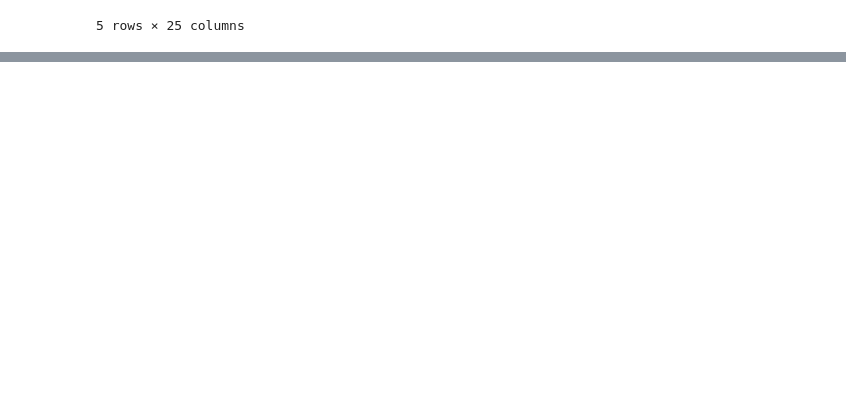
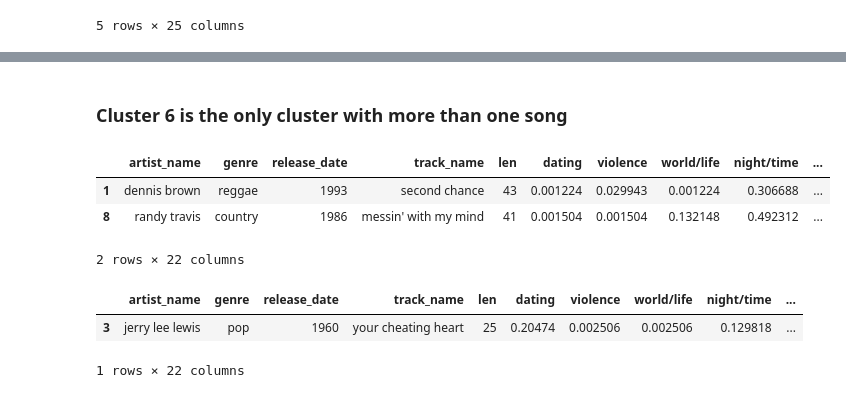
Before and after one commit to ohTMI/Music-Recommendation-Lab, a Jupyter notebook: Code/model.ipynb, the cells around one changed output, grey strips where cells are left out. Cells and saved outputs as stored; diff of their text form; code cells hidden in the pictures; blank space fills up the shorter version.

```diff
--- a/Code/model.ipynb
+++ b/Code/model.ipynb
@@ -425,0 +429,3 @@ plt.show()
+# %%
+sample_label = new_sample_test[["artist_name", "genre","release_date", "track_name"]]
+sample_label = pd.concat([sample_label, clean_sample_test], axis=1)
@@ -425,0 +446,15 @@ plt.show()
+# %% [markdown]
+### Cluster 6 is the only cluster with more than one song
+# %%
+sample_label[clean_sample_test["Cluster"]== 6]
+# %% [output]
+|  | artist_name | genre | release_date | track_name | len | dating | violence | world/life | night/time | ... |
+| 1 | dennis brown | reggae | 1993 | second chance | 43 | 0.001224 | 0.029943 | 0.001224 | 0.306688 | ... |
+| 8 | randy travis | country | 1986 | messin' with my mind | 41 | 0.001504 | 0.001504 | 0.132148 | 0.492312 | ... |
+2 rows × 22 columns
+# %%
+sample_label[clean_sample_test["Cluster"]== 11]
+# %% [output]
+|  | artist_name | genre | release_date | track_name | len | dating | violence | world/life | night/time | ... |
+| 3 | jerry lee lewis | pop | 1960 | your cheating heart | 25 | 0.20474 | 0.002506 | 0.002506 | 0.129818 | ... |
+1 rows × 22 columns
```
Also changed, not shown: parts of 8 cells of this notebook, 2 other files.
